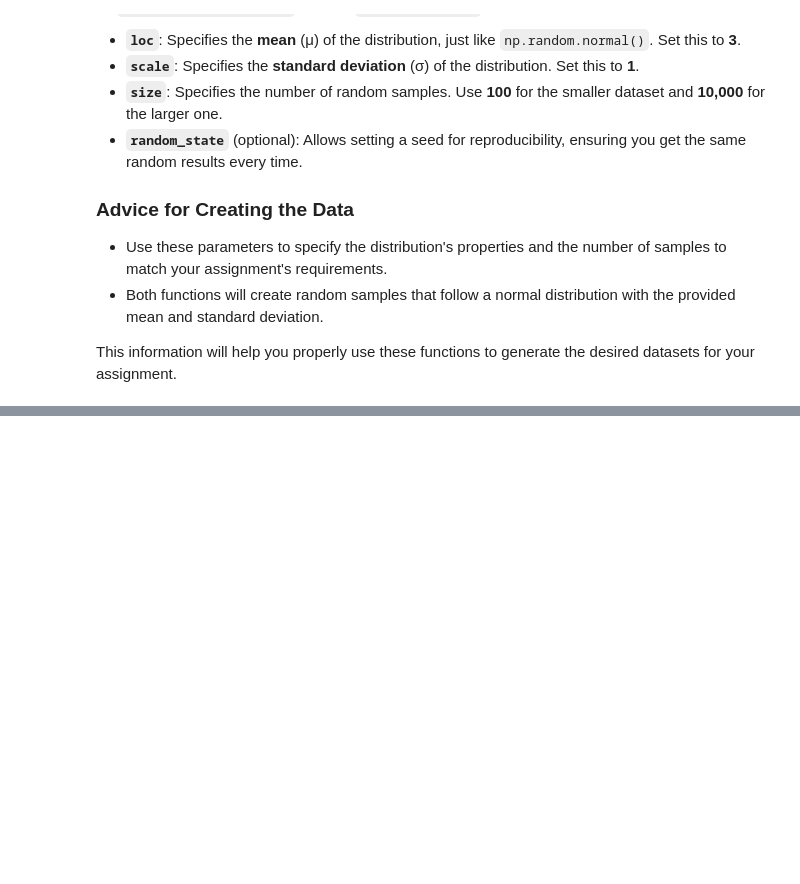
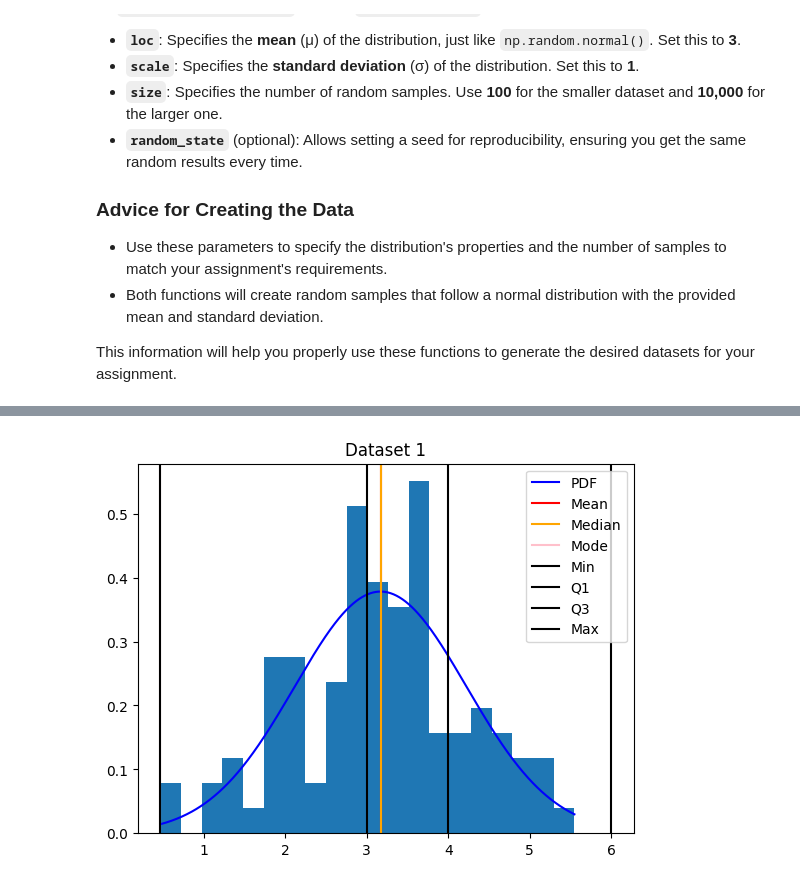
Before and after one commit to andy111223/10_Desc_Statistics_Probability, a Jupyter notebook: main.ipynb, the cells around one changed output, grey strips where cells are left out. Cells and saved outputs as stored; diff of their text form; code cells hidden in the pictures; blank space fills up the shorter version.

```diff
--- a/main.ipynb
+++ b/main.ipynb
@@ -1176,0 +1236,18 @@ np.float64(3.0)
+# %%
+x = np.linspace(min(dataset_1), max(dataset_1),1000)
+pdf = stats.norm.pdf(x,mean_dataset_1, std_dev_dataset_1)
+
+plt.hist(dataset_1,bins=20, density=True)
+plt.plot(x, pdf, color='blue', label='PDF')
+plt.axvline(x=mean_dataset_1, color='red',label='Mean')
+plt.axvline(x=median_dataset_1,color='orange',label='Median')
+plt.axvline(x=mode_dataset_1[0],color='pink',label='Mode')
+plt.axvline(x=q0_datase1,color='black',label='Min')
+plt.axvline(x=q1_datase1,color='black',label='Q1')
+plt.axvline(x=q3_datase1,color='black',label='Q3')
+plt.axvline(x=q4_datase1,color='black',label='Max')
+plt.legend(loc='upper right')
+plt.title('Dataset 1')
+plt.show()
+# %% [output]
+[figure, added]
```
Also changed, not shown: parts of 38 cells of this notebook.
